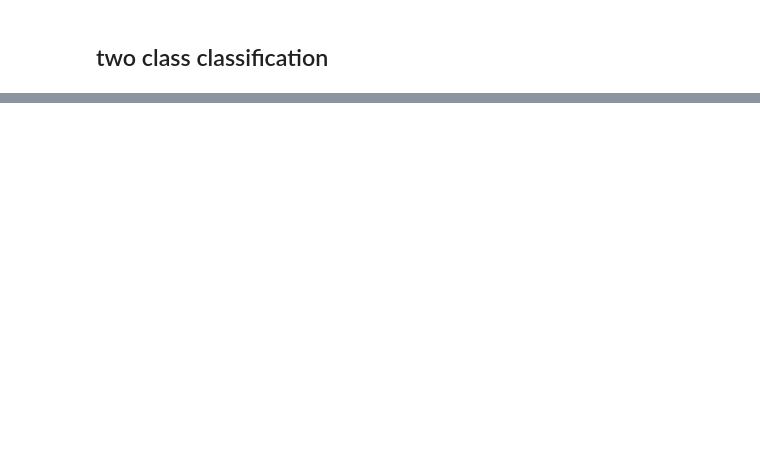
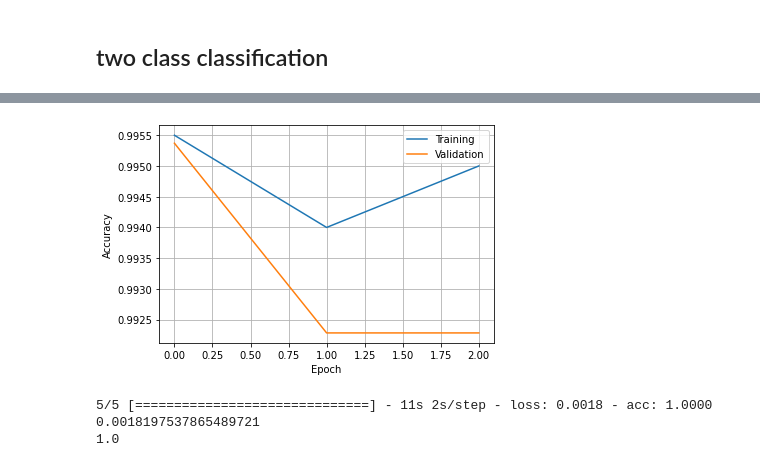
Before and after one commit to Nadiam75/DeepLearning_HW_2, a Jupyter notebook: transferLearning.ipynb, the cells around one changed output, grey strips where cells are left out. Saved outputs shown, nothing was run; the diff lists cells and outputs as text; code cells hidden in the pictures; blank space fills up the shorter version.

```diff
--- a/transferLearning.ipynb
+++ b/transferLearning.ipynb
@@ -286,6 +300,10 @@ for images, labels in train_dataset.take(1):
 val_batches = tf.data.experimental.cardinality(validation_dataset)
 test_dataset = validation_dataset.take(val_batches // 5)
 validation_dataset = validation_dataset.skip(val_batches // 5)
+
+val_batches_large = tf.data.experimental.cardinality(validation_dataset_large)
+test_dataset_large = validation_dataset_large.take(val_batches_large // 5)
+validation_dataset_large = validation_dataset_large.skip(val_batches_large // 5)
 # %%
 print('Number of validation batches: %d' % tf.data.experimental.cardinality(validation_dataset))
 print('Number of test batches: %d' % tf.data.experimental.cardinality(test_dataset))
@@ -331,0 +368,20 @@ def getNASNETlargeModel():
+# %%
+plt.plot(trainHistory.history['acc'])
+plt.plot(trainHistory.history['val_acc'])
+
+plt.ylabel('Accuracy')
+plt.xlabel('Epoch')
+plt.legend(['Training', 'Validation'])
+plt.grid()
+plt.show()
+
+(loss, accuracy) = model.evaluate(test_dataset_large)
+print(loss)
+print(accuracy)
+
+model.save('largemodel.h5')
+# %% [output]
+[figure, added]
+5/5 [==============================] - 11s 2s/step - loss: 0.0018 - acc: 1.0000
+0.0018197537865489721
+1.0
```
Also changed, not shown: parts of 17 cells of this notebook.
